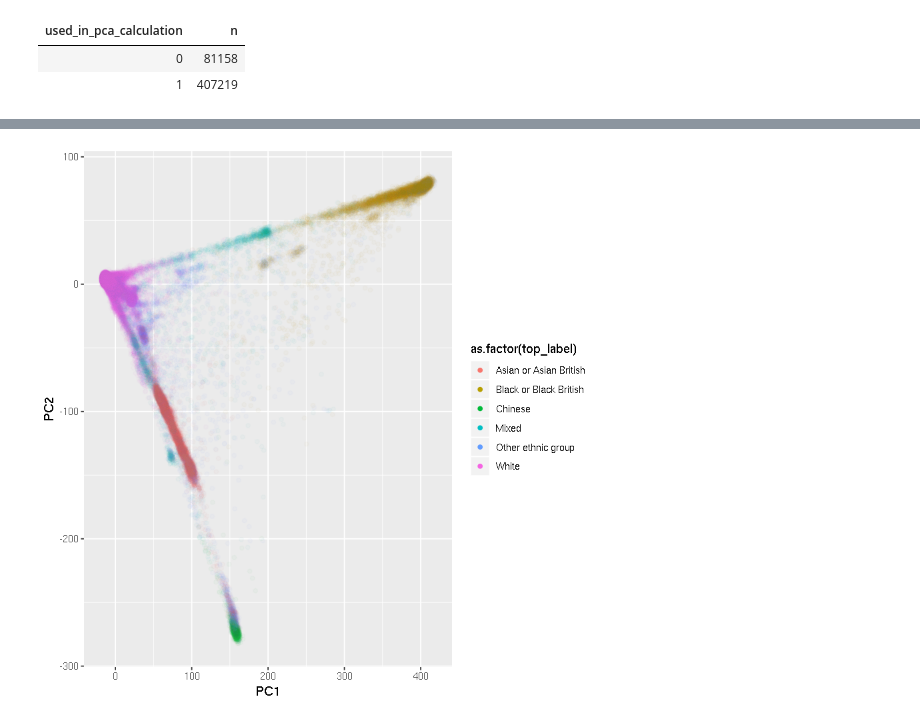
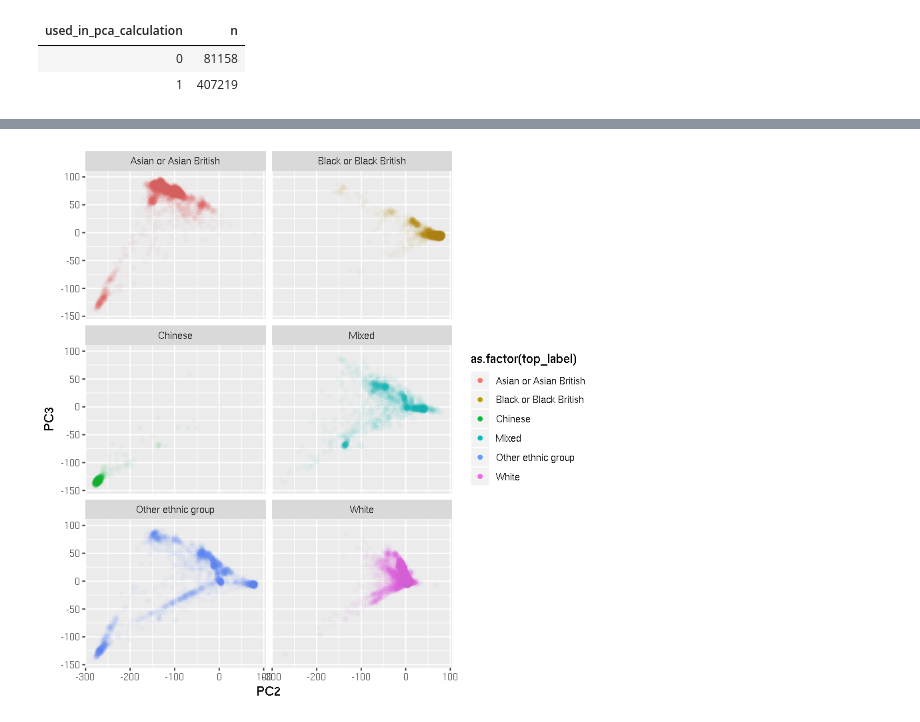
Before and after one commit to rivas-lab/ukbb-tools, a Jupyter notebook: 03_filtering/sample_qc_v3.ipynb, the cells around one changed output, grey strips where cells are left out. Cells and saved outputs as stored; diff of their text form; code cells hidden in the pictures.

```diff
--- a/03_filtering/sample_qc_v3.ipynb
+++ b/03_filtering/sample_qc_v3.ipynb
@@ -74,11 +120,35 @@ read_master_sqc <- function(){
     remove_df <- read_remove()
     self_reported_ethnicity <- read_self_reported_ethnicity()
     coding1001 <- read_coding1001()
+    self_reported_ethnicity_all <- read_self_reported_ethnicity_all()
 
     bind_cols(fam_df, sqc_df) %>%
     left_join(remove_df, by=c('FID', 'IID')) %>%
     left_join(self_reported_ethnicity, by=c('FID', 'IID')) %>%
-    left_join(coding1001 %>% rename(f21000 = coding1001), by='f21000')
+    left_join(coding1001 %>% rename(f21000 = coding1001), by='f21000') %>%
+    left_join(self_reported_ethnicity_all, by='IID') %>%
+    replace_na(list(in_remove_file=F)) %>%
+    mutate(
+        pass_QC_filter = (
+            (putative_sex_chromosome_aneuploidy == 0) &
+            (het_missing_outliers == 0) &
+            (excess_relatives == 0) &
+            (FID >= 0) &
+            (IID >= 0) &
+            (! in_remove_file)
+        ),
+        pass_filter = (
+            pass_QC_filter &
+            (used_in_pca_calculation == 1)
+        ),
+        l_self_reported_NBW = if_else(
+            (is.na(f21000_0) | (f21000_0 %in% c(1, 1002, 1003))) &
+            (is.na(f21000_1) | (f21000_1 %in% c(1, 1002, 1003))) &
+            (is.na(f21000_2) | (f21000_2 %in% c(1, 1002, 1003))) &
+            (! (is.na(f21000_0) & is.na(f21000_1) & is.na(f21000_2))),
+            T, F
+        )
+    )
 }
 # %%
 master_sqc_df <- read_master_sqc()
@@ -175,0 +259,10 @@ left_join(
+# %%
+master_sqc_anno_df <- master_sqc_df %>% filter(pass_filter) %>%
+mutate(
+    l_African  = if_else( 260 <= PC1 & 50  <= PC2, T, F),
+    l_S_Asian  = if_else(-170 <= PC2 & PC2 <= -80, T, F),
+    l_E_Asian  = if_else( PC2 <= -230,             T, F),
+    l_European = if_else( -20 <= PC1 & PC1 <= 40 & -25 <= PC2 & PC2 <= 10,  T, F),
+    l_NBW = if_else(l_European & l_self_reported_NBW, T, F),
+    l_WB  = if_else(l_European & in_white_British_ancestry_subset, T, F)
+)
@@ -176,10 +314,9 @@ left_join(
 # %%
-master_sqc_df %>%
-drop_na(f21000) %>%
-filter(f21000 != -3, f21000 != -1) %>%
-ggplot(aes(x = PC1, y = PC2, color=as.factor(top_label))) +
+master_sqc_anno_df %>% drop_na(f21000) %>% filter(f21000 != -3, f21000 != -1) %>%
+ggplot(aes(x = PC2, y = PC3, color=as.factor(top_label))) +
 geom_point(alpha=.025) +
-guides(colour = guide_legend(override.aes = list(alpha = 1)))
+guides(colour = guide_legend(override.aes = list(alpha = 1))) +
+facet_wrap( ~ top_label, ncol=2)
 # %% [output]
-[figure, old version]
+[figure, new version]
 # %%
```
Also changed, not shown: parts of 29 cells of this notebook.
